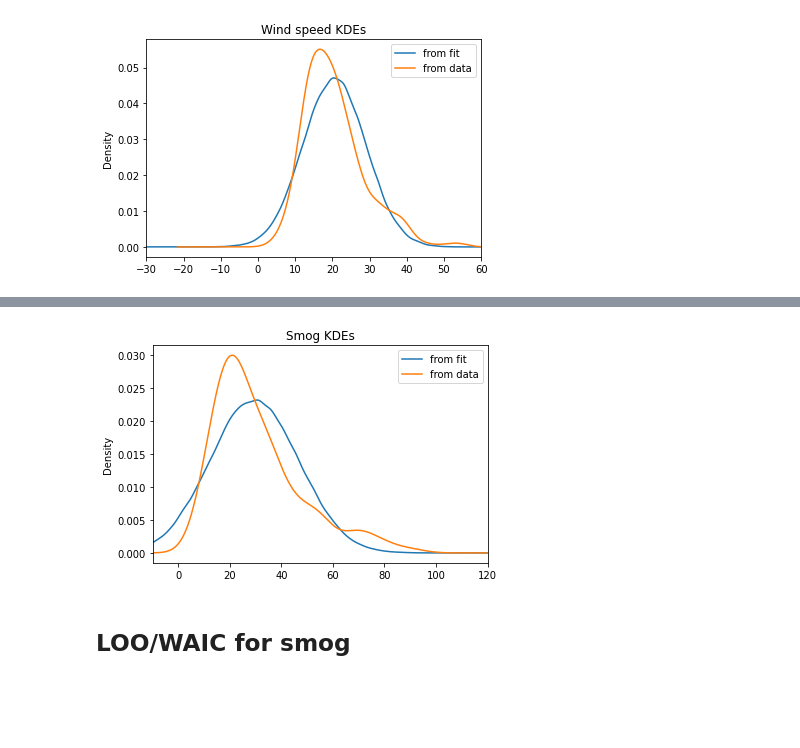
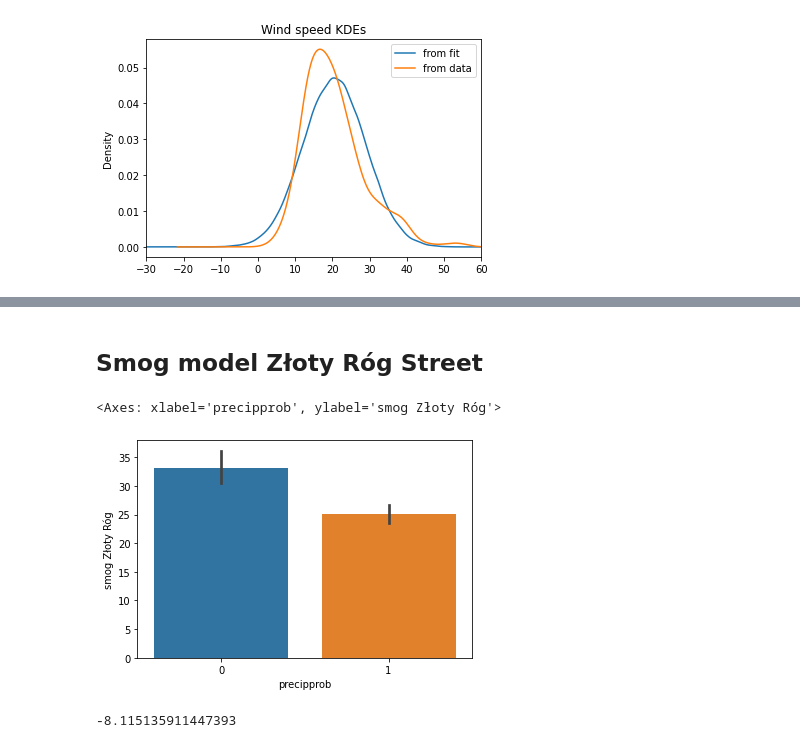
Before and after one commit to joannanuzka/DA_project, a Jupyter notebook: project.ipynb, the cells around one changed output, grey strips where cells are left out. Saved outputs shown, nothing was run; the diff lists cells and outputs as text; code cells hidden in the pictures; blank space fills up the shorter version.

```diff
--- a/project.ipynb
+++ b/project.ipynb
@@ -391,7 +304,0 @@ rm -f /home/projekt/DA_projectfinal/DA_project/precip_fit.o
-# %%
-smog_relation['pressure_inv'] = 1/smog_relation['sealevelpressure']
-data_precip = {
-    'N': len(smog_relation['sealevelpressure']),
-    'pressure_inv': smog_relation['pressure_inv'].values,
-    'humidity': smog_relation['humidity'].values
-}
@@ -807,11 +304,0 @@ smog_fit_df.head()
-# %%
-smog_fit_df.smog.plot.kde(label='from fit')
-smog_relation["smog Bulwarowa"].plot.kde(label='from data')
-plt.xlim(-10, 120)
-plt.legend()
-plt.title("Smog KDEs")
-plt.show()
-# %% [output]
-[figure, removed]
-# %% [markdown]
-## LOO/WAIC for smog
@@ -822,0 +305,14 @@ model_dict = {"Smog Fit Normal Model": fit_normal, "Smog Fit T_Student Model": f
+# %% [markdown]
+## Smog model Złoty Róg Street
+# %%
+df_zr = smog_relation[["temp", "windspeed", "precipprob", "heating sezon", "weekend",  "smog Złoty Róg", "sealevelpressure"]]
+# %%
+sns.barplot(data=df_zr, x="precipprob", y="smog Złoty Róg")
+# %% [output]
+<Axes: xlabel='precipprob', ylabel='smog Złoty Róg'>
+[figure, added]
+# %%
+precip_influence = df_zr[df_zr.precipprob == 1]["smog Złoty Róg"].mean() - df_zr[df_zr.precipprob == 0]["smog Złoty Róg"].mean()
+precip_influence
+# %% [output]
+-8.115135911447393
```
Also changed, not shown: parts of 145 cells of this notebook, 45 other files.
